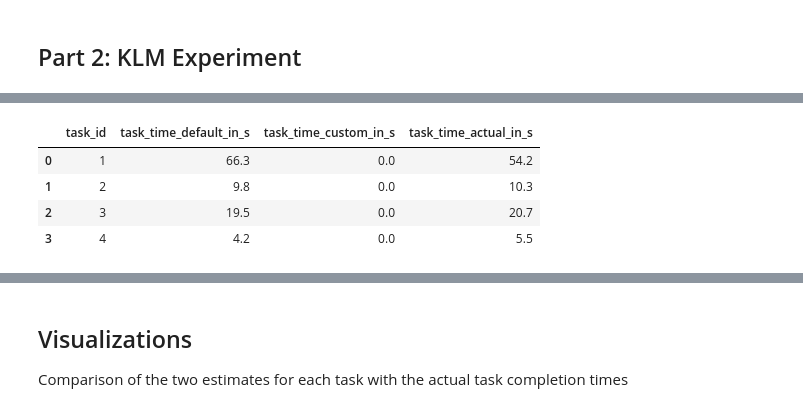
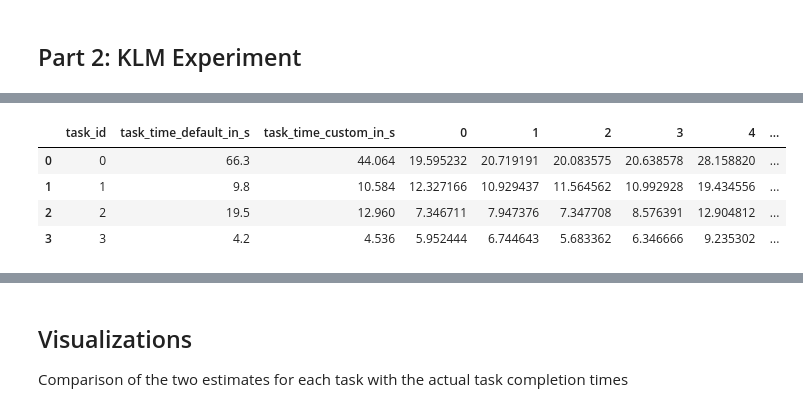
Before and after one commit to ITT-21SS-UR/assignment6-modellinginteraction-lm6, a Jupyter notebook: klm_report.ipynb, the cells around one changed output, grey strips where cells are left out. Saved outputs shown, nothing was run; the diff lists cells and outputs as text; code cells hidden in the pictures.

```diff
--- a/klm_report.ipynb
+++ b/klm_report.ipynb
@@ -32,10 +34,8 @@ file_task4 = "./klm_tasks/task4.txt"
 # and calculate their task completion times with the imported function
 task_completion_times = dict()
 
-for task_number, task_file in enumerate([file_task1, file_task2, file_task3, file_task4], start=1):
+for task_number, task_file in enumerate([file_task1, file_task2, file_task3, file_task4], start=0):
     print(f"\nPredicted task completion time for task {task_number}:")
     times = calculate_klm(task_file)
     task_completion_times[task_number] = times
-
-# print(task_completion_times)
 # %% [output]
@@ -100,0 +89,20 @@ actual_times_df
+# %%
+# read in actual task completion times in the experiment
+current_task_start_time = 0
+actual_task_times = defaultdict(list, { k:[] for k in ('0','1','2', '3') })
+
+# iterate over all participants
+for i in range(8):
+    log = pd.read_csv(f"calculator_experiment_p_{i}.csv")
+    for idx, val in log.iterrows():
+        if log.iloc[idx]['eventType'] == 'task_started' or log.iloc[idx]['eventType'] == 'task_restarted':
+            # idx+1 as we start measuring the time with the first event the user triggered after starting the task
+            current_task_start_time = log.iloc[idx+1]['timeStamp']
+        elif log.iloc[idx]['eventType'] == 'task_finished':
+            task_id = log.iloc[idx]['argument']
+            actual_task_times[task_id].append(log.iloc[idx]['timeStamp'] - current_task_start_time)
+# %%
+# convert to pandas dataframe
+actual_times_df = pd.DataFrame.from_dict(actual_task_times, orient='index').reset_index()
+actual_times_df.rename(columns={actual_times_df.columns[0]:'task_id'}, inplace = True)
+actual_times_df
@@ -101,9 +117,11 @@ actual_times_df
 # %%
+# task_id is a string, so it has to be converted to an int first before merging
+actual_times_df['task_id'] = actual_times_df['task_id'].astype(int)
 merged_df = times_df.merge(actual_times_df, on="task_id")
 merged_df
 # %% [output]
-|  | task_id | task_time_default_in_s | task_time_custom_in_s | task_time_actual_in_s |
-| 0 | 1 | 66.3 | 0.0 | 54.2 |
-| 1 | 2 | 9.8 | 0.0 | 10.3 |
-| 2 | 3 | 19.5 | 0.0 | 20.7 |
-| 3 | 4 | 4.2 | 0.0 | 5.5 |
+|  | task_id | task_time_default_in_s | task_time_custom_in_s | 0 | 1 | 2 | 3 | 4 | ... |
+| 0 | 0 | 66.3 | 44.064 | 19.595232 | 20.719191 | 20.083575 | 20.638578 | 28.158820 | ... |
+| 1 | 1 | 9.8 | 10.584 | 12.327166 | 10.929437 | 11.564562 | 10.992928 | 19.434556 | ... |
+| 2 | 2 | 19.5 | 12.960 | 7.346711 | 7.947376 | 7.347708 | 8.576391 | 12.904812 | ... |
+| 3 | 3 | 4.2 | 4.536 | 5.952444 | 6.744643 | 5.683362 | 6.346666 | 9.235302 | ... |
```
Also changed, not shown: parts of 39 cells of this notebook.
